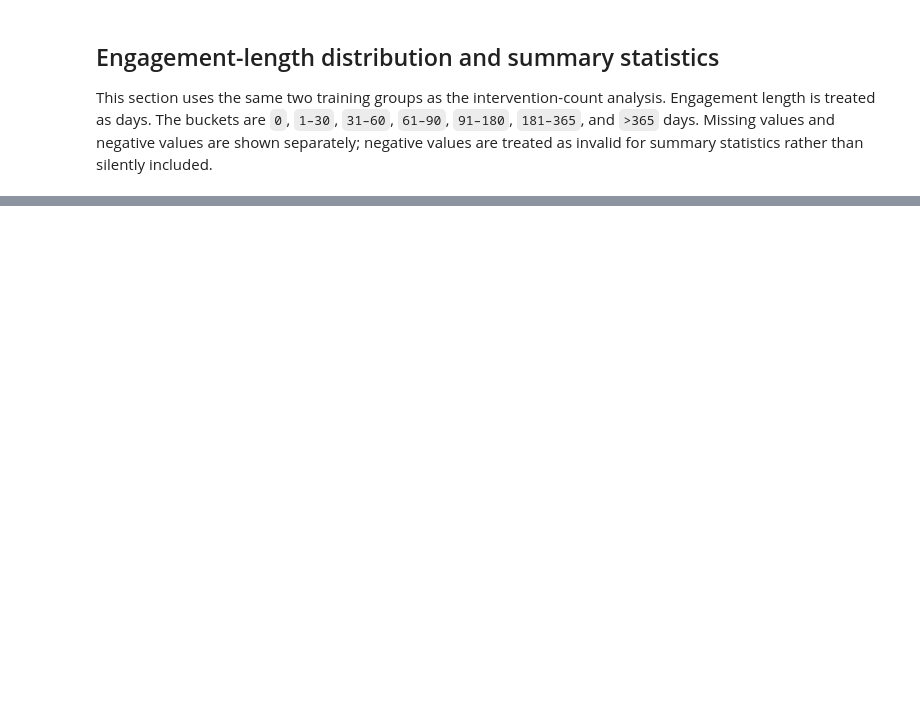
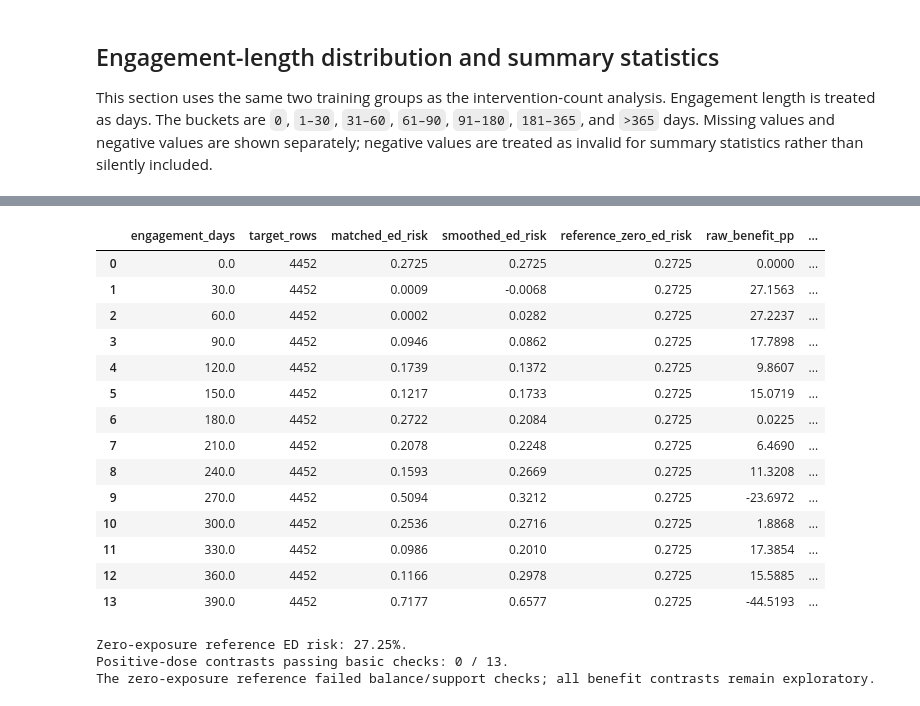
Before and after one commit to ndesai777777/prism_repo, a Jupyter notebook: Code/PRISM_Dosage_Intervention_Counts_Funds.ipynb, the cells around one changed output, grey strips where cells are left out. Drawn from its saved outputs; the diff is of its cells as text; code cells hidden in the pictures; blank space fills up the shorter version.

```diff
--- a/Code/PRISM_Dosage_Intervention_Counts_Funds.ipynb
+++ b/Code/PRISM_Dosage_Intervention_Counts_Funds.ipynb
@@ -191,0 +735,64 @@ for group_name, group_frame in [('Entire Funds training set', train), ('Highest-
+# %%
+# Analysis stage: outcomes enter only after the matching design is complete.
+observed_y = gps_train['ed_event_90d'].to_numpy(dtype=float)
+reference_risk = float(observed_y[matches_by_dose[0.0]].mean())
+positive_targets = np.asarray([day for day in target_days if day > 0 and float(day) in matches_by_dose])
+if not len(positive_targets):
+    raise ValueError('No positive targets have donors. Review the configured grid and caliper.')
+smooth_positive_risk = gaussian_local_linear(
+    dose, observed_y, positive_counter_weight, positive_targets,
+    GPS_CONFIG['smoothing_bandwidth_days'],
+)
+smoothed_lookup = dict(zip(positive_targets, smooth_positive_risk))
+zero_pass = bool(diagnostics.loc[diagnostics['target_days'].eq(0), 'basic_checks_pass'].iloc[0])
+curve_rows = []
+for day in target_days:
+    info = diagnostics.loc[diagnostics['target_days'].eq(day)].iloc[0]
+    matched = matches_by_dose.get(float(day))
+    raw_risk = float(observed_y[matched].mean()) if matched is not None else np.nan
+    smooth_risk = reference_risk if day == 0 else smoothed_lookup.get(day, np.nan)
+    in_bounds = bool(np.isfinite(smooth_risk) and 0 <= smooth_risk <= 1)
+    curve_rows.append({
+        'engagement_days': day, 'target_rows': n_templates,
+        'matched_ed_risk': raw_risk, 'smoothed_ed_risk': smooth_risk,
+        'reference_zero_ed_risk': reference_risk,
+        'raw_benefit_pp': 100 * (reference_risk - raw_risk),
+        'benefit_pp': 100 * (reference_risk - smooth_risk),
+        'zero_reference_checks_pass': zero_pass,
+        'smoothed_risk_in_bounds': in_bounds,
+        'basic_checks_pass': bool(info['basic_checks_pass']) and zero_pass and in_bounds,
+        'flags': str(info['flags']) + ('; zero reference flagged' if not zero_pass else '')
+                 + ('; invalid/unbounded smooth risk' if not in_bounds else ''),
+    })
+benefit_curve = pd.DataFrame(curve_rows)
+gps_train['zero_counter_weight'] = zero_counter_weight
+gps_train['positive_counter_weight'] = positive_counter_weight
+# Audit donor outcomes without representing them as personalized predicted benefits.
+donor_y_by_id = pd.Series(observed_y, index=row_ids)
+match_table['donor_observed_ed_event'] = match_table['donor_analysis_row_id'].map(donor_y_by_id)
+assert np.isfinite(benefit_curve.loc[benefit_curve['engagement_days'].eq(0), 'benefit_pp']).all()
+assert benefit_curve.loc[benefit_curve['engagement_days'].eq(0), 'benefit_pp'].iloc[0] == 0.0
+display(benefit_curve.round(4))
+print(f'Zero-exposure reference ED risk: {reference_risk:.2%}.')
+print(f"Positive-dose contrasts passing basic checks: {benefit_curve.loc[benefit_curve['engagement_days'] > 0, 'basic_checks_pass'].sum()} / {len(target_days) - 1}.")
+if not zero_pass:
+    print('The zero-exposure reference failed balance/support checks; all benefit contrasts remain exploratory.')
+# %% [output]
+|  | engagement_days | target_rows | matched_ed_risk | smoothed_ed_risk | reference_zero_ed_risk | raw_benefit_pp | ... |
+| 0 | 0.0 | 4452 | 0.2725 | 0.2725 | 0.2725 | 0.0000 | ... |
+| 1 | 30.0 | 4452 | 0.0009 | -0.0068 | 0.2725 | 27.1563 | ... |
+| 2 | 60.0 | 4452 | 0.0002 | 0.0282 | 0.2725 | 27.2237 | ... |
+| 3 | 90.0 | 4452 | 0.0946 | 0.0862 | 0.2725 | 17.7898 | ... |
+| 4 | 120.0 | 4452 | 0.1739 | 0.1372 | 0.2725 | 9.8607 | ... |
+| 5 | 150.0 | 4452 | 0.1217 | 0.1733 | 0.2725 | 15.0719 | ... |
+| 6 | 180.0 | 4452 | 0.2722 | 0.2084 | 0.2725 | 0.0225 | ... |
+| 7 | 210.0 | 4452 | 0.2078 | 0.2248 | 0.2725 | 6.4690 | ... |
+| 8 | 240.0 | 4452 | 0.1593 | 0.2669 | 0.2725 | 11.3208 | ... |
+| 9 | 270.0 | 4452 | 0.5094 | 0.3212 | 0.2725 | -23.6972 | ... |
+| 10 | 300.0 | 4452 | 0.2536 | 0.2716 | 0.2725 | 1.8868 | ... |
+| 11 | 330.0 | 4452 | 0.0986 | 0.2010 | 0.2725 | 17.3854 | ... |
+| 12 | 360.0 | 4452 | 0.1166 | 0.2978 | 0.2725 | 15.5885 | ... |
+| 13 | 390.0 | 4452 | 0.7177 | 0.6577 | 0.2725 | -44.5193 | ... |
+Zero-exposure reference ED risk: 27.25%.
+Positive-dose contrasts passing basic checks: 0 / 13.
+The zero-exposure reference failed balance/support checks; all benefit contrasts remain exploratory.
```
Also changed, not shown: parts of 20 cells of this notebook, 1 other file.
